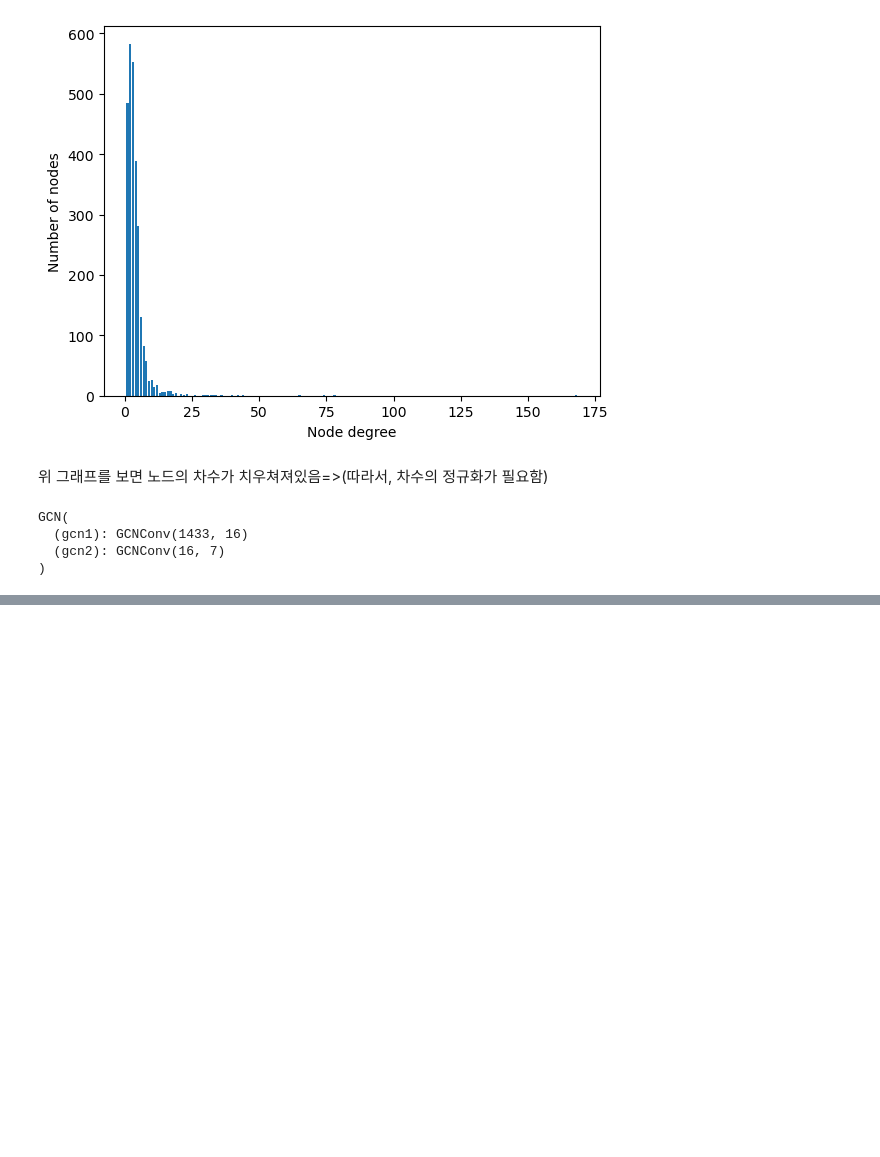
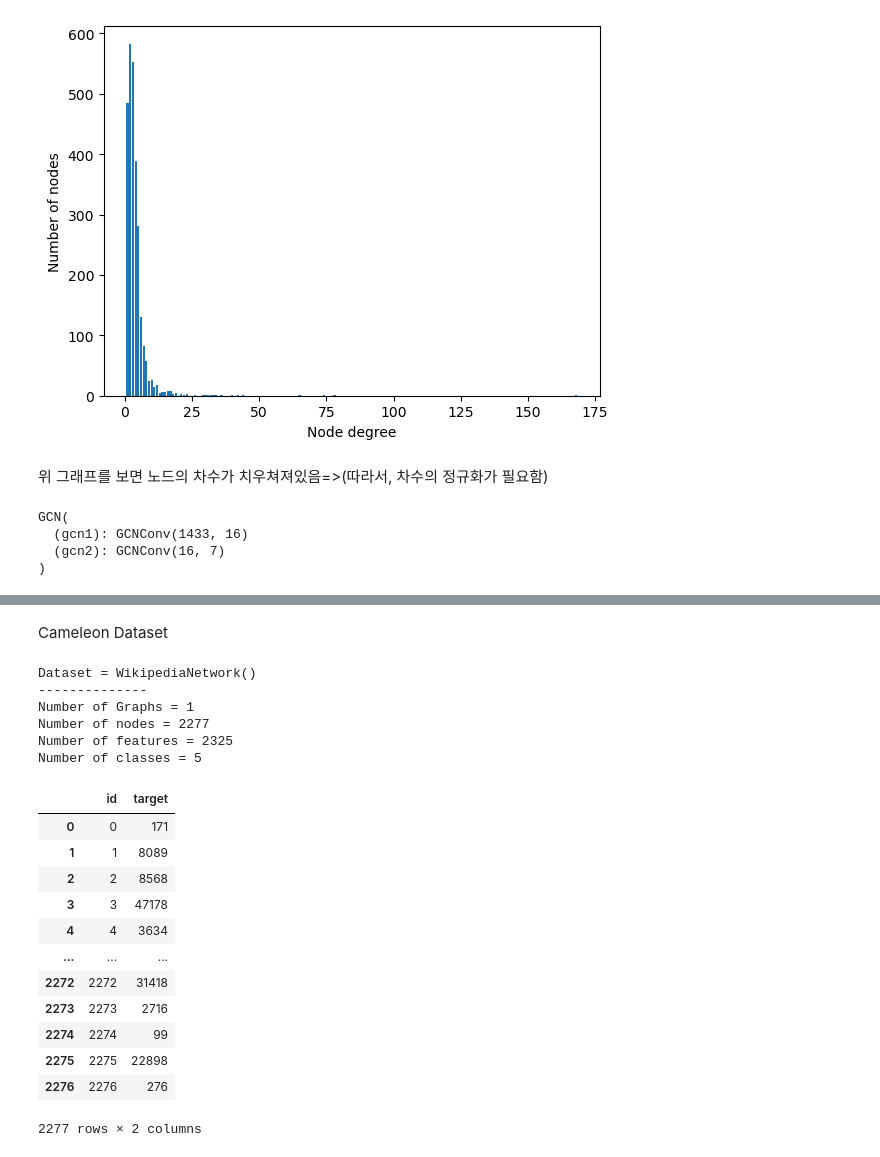
Before and after one commit to mun9yx/Graph-play, a Jupyter notebook: 6_GCN/6_GCN.ipynb, the cells around one changed output, grey strips where cells are left out. Saved outputs shown, nothing was run; the diff lists cells and outputs as text; code cells hidden in the pictures; blank space fills up the shorter version.

```diff
--- a/6_GCN/6_GCN.ipynb
+++ b/6_GCN/6_GCN.ipynb
@@ -88,0 +89,2 @@ Test_acc : 79.20000
+# %% [markdown]
+Cameleon Dataset
@@ -88,0 +98,14 @@ Test_acc : 79.20000
+# %%
+print(f'Dataset = {dataset}')
+print('--------------')
+print(f'Number of Graphs = {len(dataset)}')
+print(f'Number of nodes = {data.num_nodes}')
+print(f'Number of features = {dataset.num_features}')
+print(f'Number of classes = {dataset.num_classes}')
+# %% [output]
+Dataset = WikipediaNetwork()
+--------------
+Number of Graphs = 1
+Number of nodes = 2277
+Number of features = 2325
+Number of classes = 5
@@ -88,0 +114,16 @@ Test_acc : 79.20000
+# %%
+df # 위에 데이터 특성 파악시 클래스는 5개가 나왔지만, 회귀를 할 것이므로, 밑의 target을 기준으로 연속된 값을 예측하는 태스크를 수행한다.
+# %% [output]
+|  | id | target |
+| 0 | 0 | 171 |
+| 1 | 1 | 8089 |
+| 2 | 2 | 8568 |
+| 3 | 3 | 47178 |
+| 4 | 4 | 3634 |
+| ... | ... | ... |
+| 2272 | 2272 | 31418 |
+| 2273 | 2273 | 2716 |
+| 2274 | 2274 | 99 |
+| 2275 | 2275 | 22898 |
+| 2276 | 2276 | 276 |
+2277 rows × 2 columns
```
Also changed, not shown: parts of 17 cells of this notebook, 26 other files.
